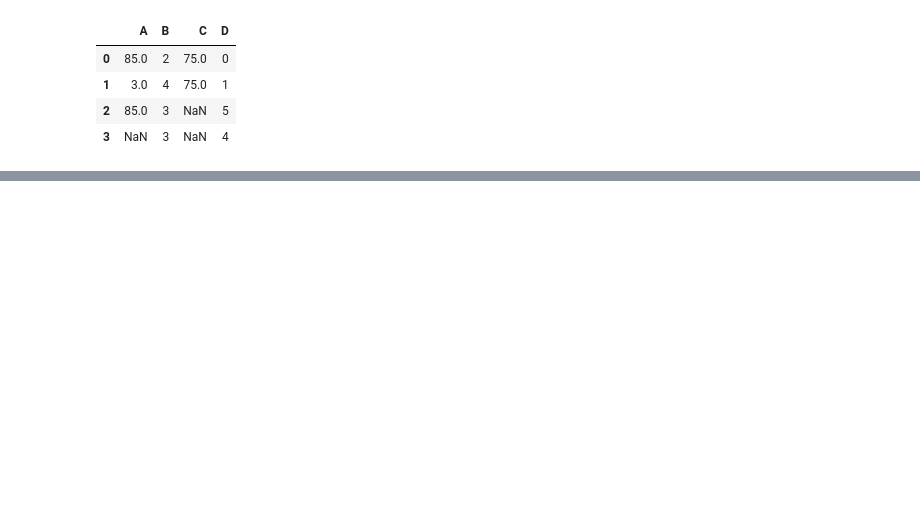
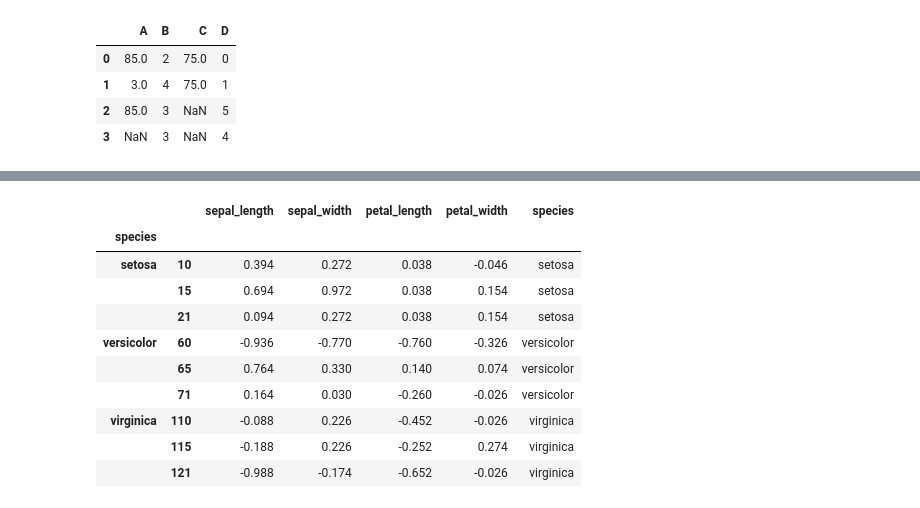
Before and after one commit to cwal8202/ai_x, a Jupyter notebook: source/01_python/ch11_데이터프레임과 시리즈(Pandas)_9절~ .ipynb, the cells around one changed output, grey strips where cells are left out. Cells and saved outputs as stored; diff of their text form; code cells hidden in the pictures; blank space fills up the shorter version.

```diff
--- a/source/01_python/ch11_데이터프레임과 시리즈(Pandas)_9절~ .ipynb
+++ b/source/01_python/ch11_데이터프레임과 시리즈(Pandas)_9절~ .ipynb
@@ -627,0 +629,4 @@ df.fillna(value=values, limit=2)
+# %%
+from statsmodels.api import datasets
+iris = datasets.get_rdataset('iris').data
+iris.count()
@@ -627,0 +640,6 @@ df.fillna(value=values, limit=2)
+# %%
+# (1단계) iris 각 열마다 20개씩 인위적으로 결측치를 할당 후 확인
+import random
+import numpy as np
+for col in range(iris.shape[1]-1) :
+    iris.iloc[random.sample(range(150), 20), col] = np.nan
@@ -631,0 +1084,24 @@ df.fillna(value=values, limit=2)
+# %%
+# 11.iris 데이터에서 각 요소들과 종별 변수의 평균과의 차이를 출력하세요. 종별로 3개씩 출력.
+species_mean = iris.groupby(iris.species).mean()
+def iris_avg(iris_row) :
+    iris_row = iris_row.copy()
+    for col, value in iris_row.items() :
+        if isinstance(value, (int, float, np.number)):
+            avg = species_mean.loc[iris_row.species, col]
+            iris_row[col] = value - avg
+    return iris_row
+# %%
+iris.apply(iris_avg, axis=1).groupby(iris.species).take(random.sample(range(50), 3)).sort_index()
+# %% [output]
+|  |  | sepal_length | sepal_width | petal_length | petal_width | species |
+| species |  |  |  |  |  |  |
+| setosa | 10 | 0.394 | 0.272 | 0.038 | -0.046 | setosa |
+|  | 15 | 0.694 | 0.972 | 0.038 | 0.154 | setosa |
+|  | 21 | 0.094 | 0.272 | 0.038 | 0.154 | setosa |
+| versicolor | 60 | -0.936 | -0.770 | -0.760 | -0.326 | versicolor |
+|  | 65 | 0.764 | 0.330 | 0.140 | 0.074 | versicolor |
+|  | 71 | 0.164 | 0.030 | -0.260 | -0.026 | versicolor |
+| virginica | 110 | -0.088 | 0.226 | -0.452 | -0.026 | virginica |
+|  | 115 | -0.188 | 0.226 | -0.252 | 0.274 | virginica |
+|  | 121 | -0.988 | -0.174 | -0.652 | -0.026 | virginica |
```
Also changed, not shown: parts of 53 cells of this notebook, 3 other files.
